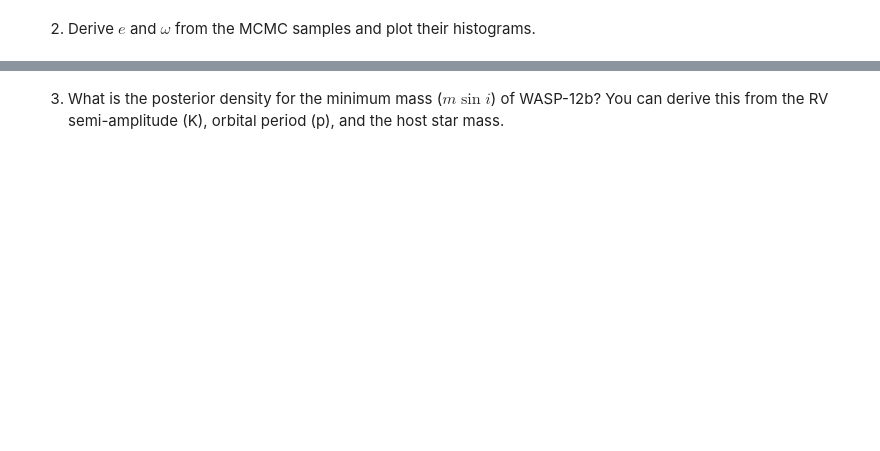
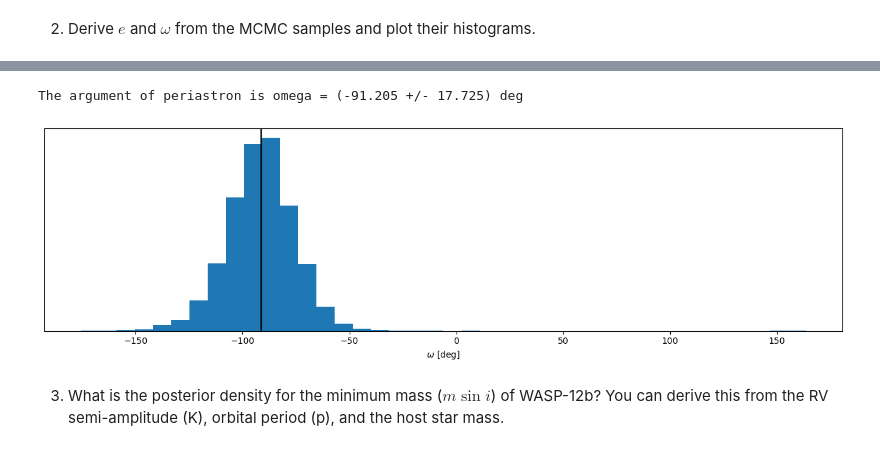
Before and after one commit to pedrogb2002/ull_exoexo_2425, a Jupyter notebook: 01_rv_analysis.ipynb, the cells around one changed output, grey strips where cells are left out. Drawn from its saved outputs; the diff is of its cells as text; code cells hidden in the pictures; blank space fills up the shorter version.

```diff
--- a/01_rv_analysis.ipynb
+++ b/01_rv_analysis.ipynb
@@ -288,2 +328,15 @@ corner(df.values, labels=df.columns);
+# %%
+periastron=arctan2(df.sesw_1, df.secw_1)*180/pi
+fig, ax = subplots()
+ax.hist(periastron, bins=40)
+ax.axvline(median(periastron), c='k')
+setp(ax, xlabel=r'$\omega$ [deg]', yticks=[])
+fig.tight_layout()
+omega=median(periastron)
+omega_err=std(periastron)
+print(f'The argument of periastron is omega = ({omega:.3f} +/- {omega_err:.3f}) deg')
+# %% [output]
+The argument of periastron is omega = (-91.205 +/- 17.725) deg
+[figure, added]
 # %% [markdown]
 3. What is the posterior density for the minimum mass ($m\sin i$) of WASP-12b? You can derive this from the RV semi-amplitude (K), orbital period (p), and the host star mass.
```
Also changed, not shown: parts of 16 cells of this notebook, 1 other file.
